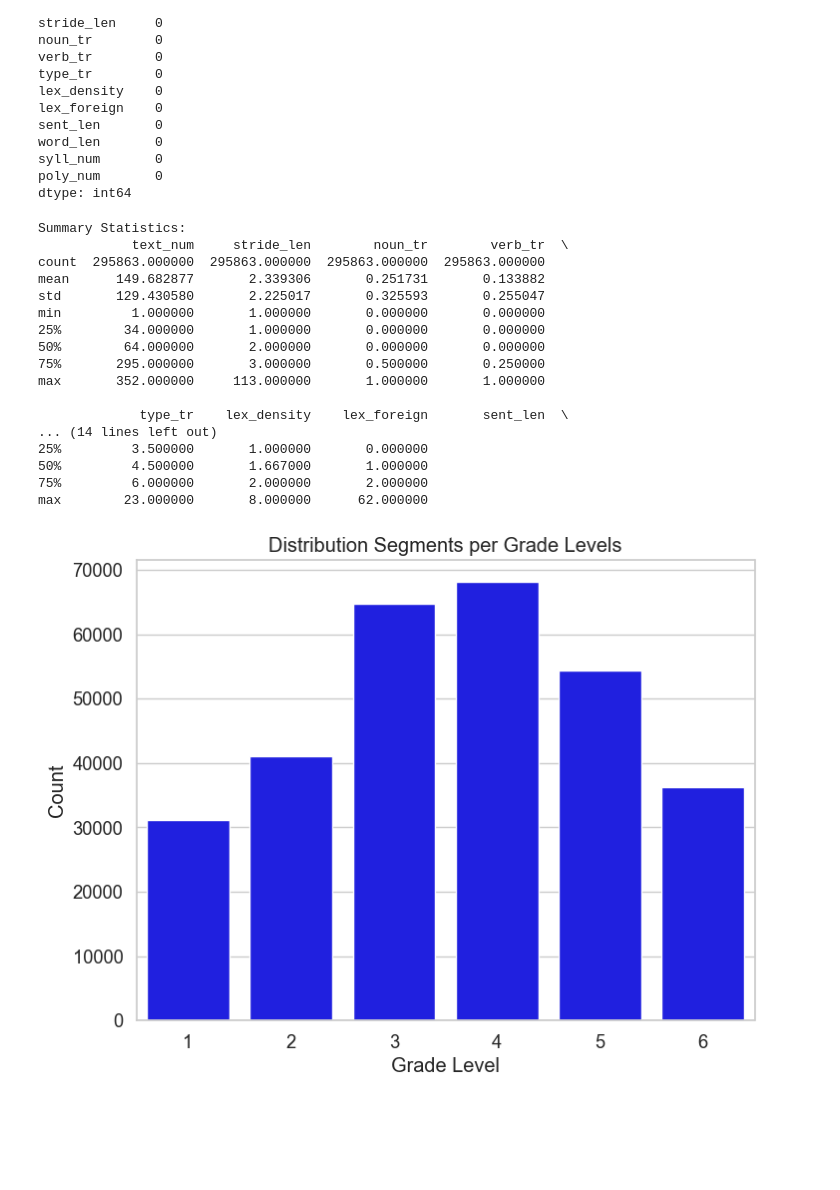
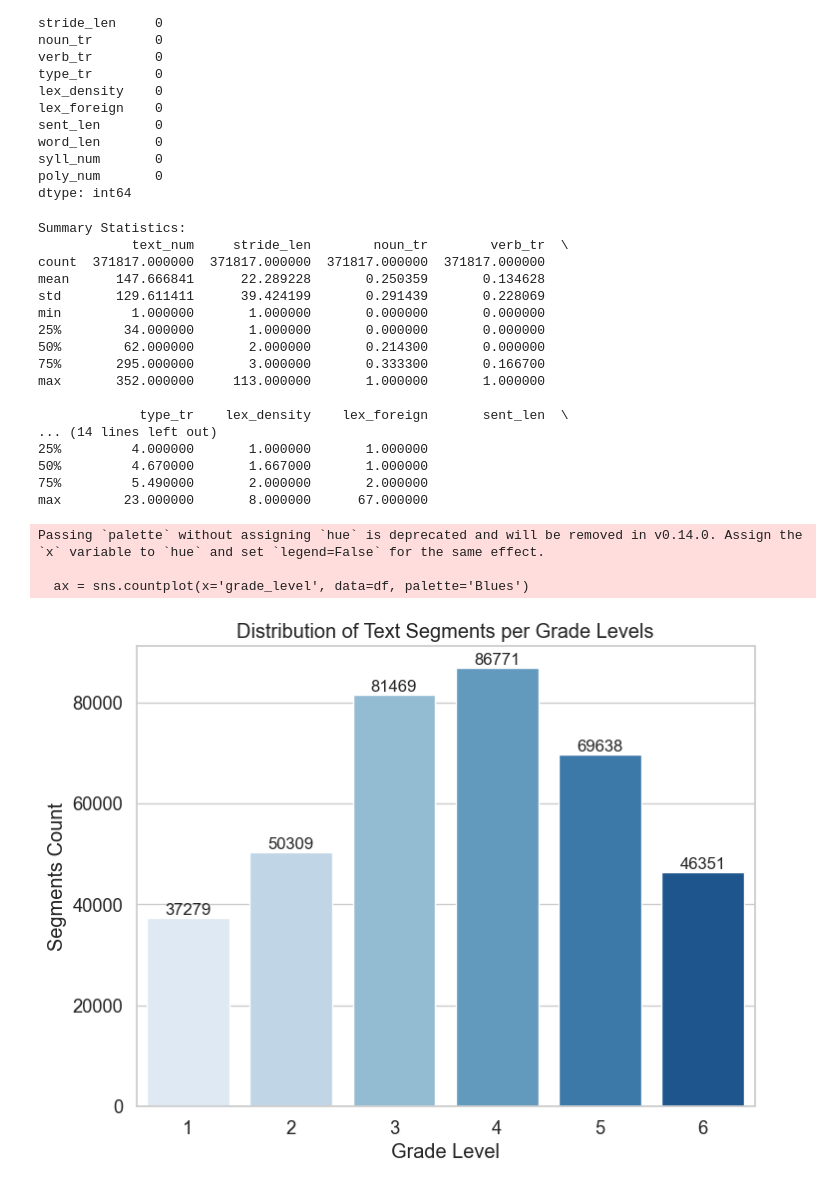
Before and after one commit to Lothany/readability_thesis, a Jupyter notebook: models/analysis.ipynb, the cells around one changed output. Saved outputs shown, nothing was run; the diff lists cells and outputs as text; code cells hidden in the pictures; blank space fills up the shorter version.

```diff
--- a/models/analysis.ipynb
+++ b/models/analysis.ipynb
@@ -61,12 +61,25 @@ print(f"Total Training: {len(train_files)}")
 print(f"Total Testing: {len(test_files)}")
 
 # Plot the counts
-grade_data.plot(kind='bar', figsize=(10, 6), color=['blue', 'orange'])
+# grade_data.plot(kind='bar', figsize=(10, 6), color=['blue', 'orange'])
+# plt.title('Number of Files in Training and Testing Sets by Grade Level')
+# plt.xlabel('Grade Level')
+# plt.ylabel('Number of Files')
+# plt.xticks(rotation=0)
+# plt.legend(title='Dataset')
+# plt.show()
+
+ax = grade_data.plot(kind='bar', figsize=(10, 6), color=['blue', 'gray'], width = 0.9)
 plt.title('Number of Files in Training and Testing Sets by Grade Level')
 plt.xlabel('Grade Level')
 plt.ylabel('Number of Files')
 plt.xticks(rotation=0)
 plt.legend(title='Dataset')
+
+# Add value labels on top of each bar
+for container in ax.containers:
+    ax.bar_label(container, label_type='edge', fontsize=13)
+
 plt.show()
 # %% [output]
     Train  Validate
@@ -82,7 +95,7 @@ Total Testing: 54
 # %%
 df = pd.read_csv('../tables/dataset.csv')
 df = df[df['text_num'] != 18]
-df = df[df['stride_len'] != 100]
+# df = df[df['stride_len'] != 100]
 # df = df[df['grade_level'] != 1]
 # df = df[df['grade_level'] != 2]
 # df = df[df['grade_level'] != 4]
@@ -153,29 +187,36 @@ print(df.describe())
 # %% [output]
 Summary Statistics:
             text_num     stride_len        noun_tr        verb_tr  \
-count  295863.000000  295863.000000  295863.000000  295863.000000
-mean      149.682877       2.339306       0.251731       0.133882
-std       129.430580       2.225017       0.325593       0.255047
+count  371817.000000  371817.000000  371817.000000  371817.000000
+mean      147.666841      22.289228       0.250359       0.134628
+std       129.611411      39.424199       0.291439       0.228069
 min         1.000000       1.000000       0.000000       0.000000
 25%        34.000000       1.000000       0.000000       0.000000
-50%        64.000000       2.000000       0.000000       0.000000
-75%       295.000000       3.000000       0.500000       0.250000
+50%        62.000000       2.000000       0.214300       0.000000
+75%       295.000000       3.000000       0.333300       0.166700
 max       352.000000     113.000000       1.000000       1.000000
 
              type_tr    lex_density    lex_foreign       sent_len  \
 ... (14 lines left out)
-25%         3.500000       1.000000       0.000000
-50%         4.500000       1.667000       1.000000
-75%         6.000000       2.000000       2.000000
-max        23.000000       8.000000      62.000000
+25%         4.000000       1.000000       1.000000
+50%         4.670000       1.667000       1.000000
+75%         5.490000       2.000000       2.000000
+max        23.000000       8.000000      67.000000
 # %%
 # Visualize the distribution of the dependent variable (grade_level)
 plt.figure(figsize=(8, 6))
-sns.countplot(x='grade_level', data=df, color="blue")
-plt.title('Distribution Segments per Grade Levels')
+ax = sns.countplot(x='grade_level', data=df, palette='Blues')
+plt.title('Distribution of Text Segments per Grade Levels')
 plt.xlabel('Grade Level')
-plt.ylabel('Count')
+plt.ylabel('Segments Count')
+
+for container in ax.containers:
+    ax.bar_label(container, label_type='edge', fontsize=12)
+
 plt.show()
 # %% [output]
+Passing `palette` without assigning `hue` is deprecated and will be removed in v0.14.0. Assign the `x` variable to `hue` and set `legend=False` for the same effect.
+
+  ax = sns.countplot(x='grade_level', data=df, palette='Blues')
-[figure, old version]
+[figure, new version]
 # %%
```
Also changed, not shown: parts of 11 cells of this notebook, 3 other files.
